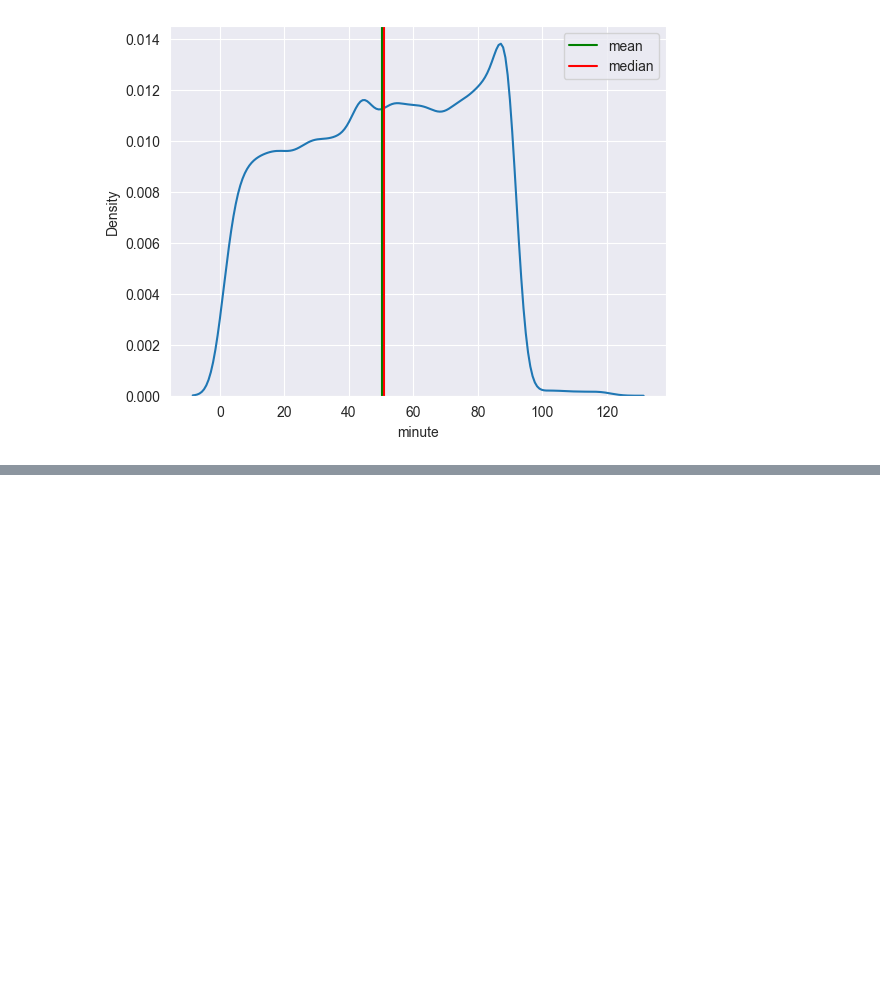
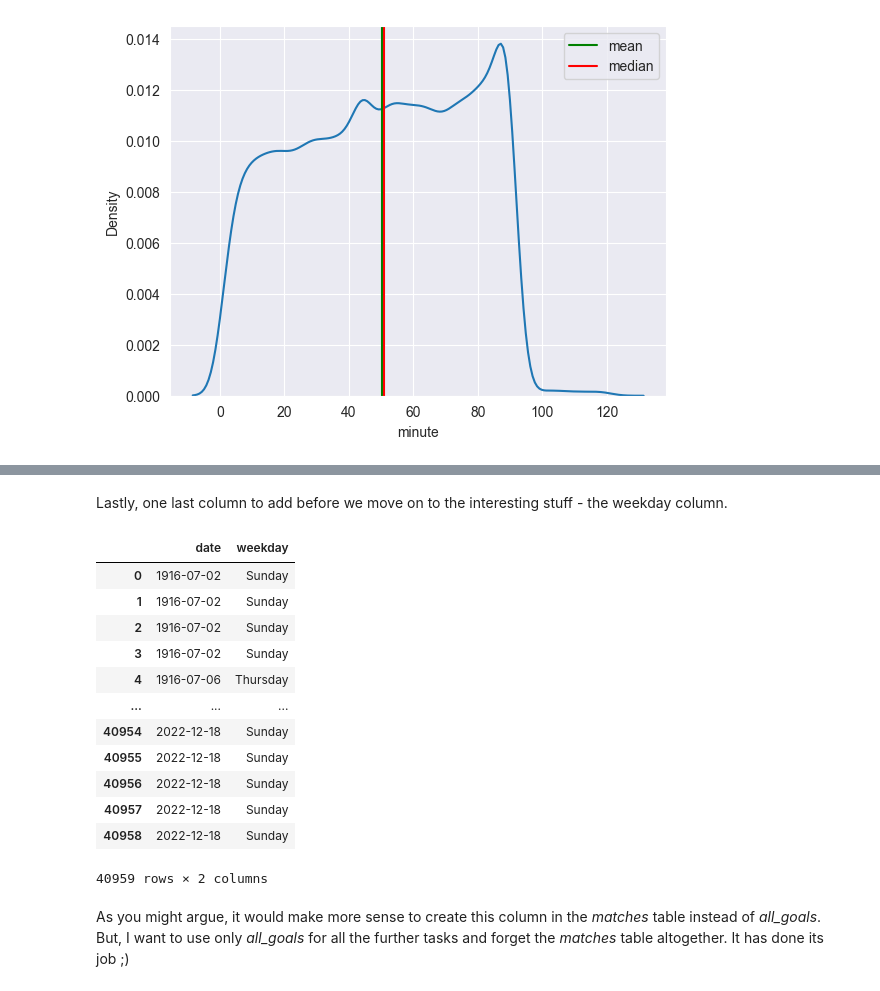
Before and after one commit to ryuukkk/football-data-analysis, a Jupyter notebook: DE_PROJECT.ipynb, the cells around one changed output, grey strips where cells are left out. Cells and saved outputs as stored; diff of their text form; code cells hidden in the pictures; blank space fills up the shorter version.

```diff
--- a/DE_PROJECT.ipynb
+++ b/DE_PROJECT.ipynb
@@ -201,0 +271,22 @@ ax.legend()
+# %% [markdown]
+Lastly, one last column to add before we move on to the interesting stuff - the weekday column.
+# %%
+all_goals['date'] = pd.to_datetime(all_goals['date'])
+all_goals['weekday'] = all_goals['date'].dt.day_name()
+all_goals[['date','weekday']]
+# %% [output]
+|  | date | weekday |
+| 0 | 1916-07-02 | Sunday |
+| 1 | 1916-07-02 | Sunday |
+| 2 | 1916-07-02 | Sunday |
+| 3 | 1916-07-02 | Sunday |
+| 4 | 1916-07-06 | Thursday |
+| ... | ... | ... |
+| 40954 | 2022-12-18 | Sunday |
+| 40955 | 2022-12-18 | Sunday |
+| 40956 | 2022-12-18 | Sunday |
+| 40957 | 2022-12-18 | Sunday |
+| 40958 | 2022-12-18 | Sunday |
+40959 rows × 2 columns
+# %% [markdown]
+As you might argue, it would make more sense to create this column in the <i>matches</i> table instead of <i>all_goals</i>. But, I want to use only <i>all_goals</i> for all the further tasks and forget the <i>matches</i> table altogether. It has done its job ;)
```
Also changed, not shown: parts of 9 cells of this notebook, 1 other file.
